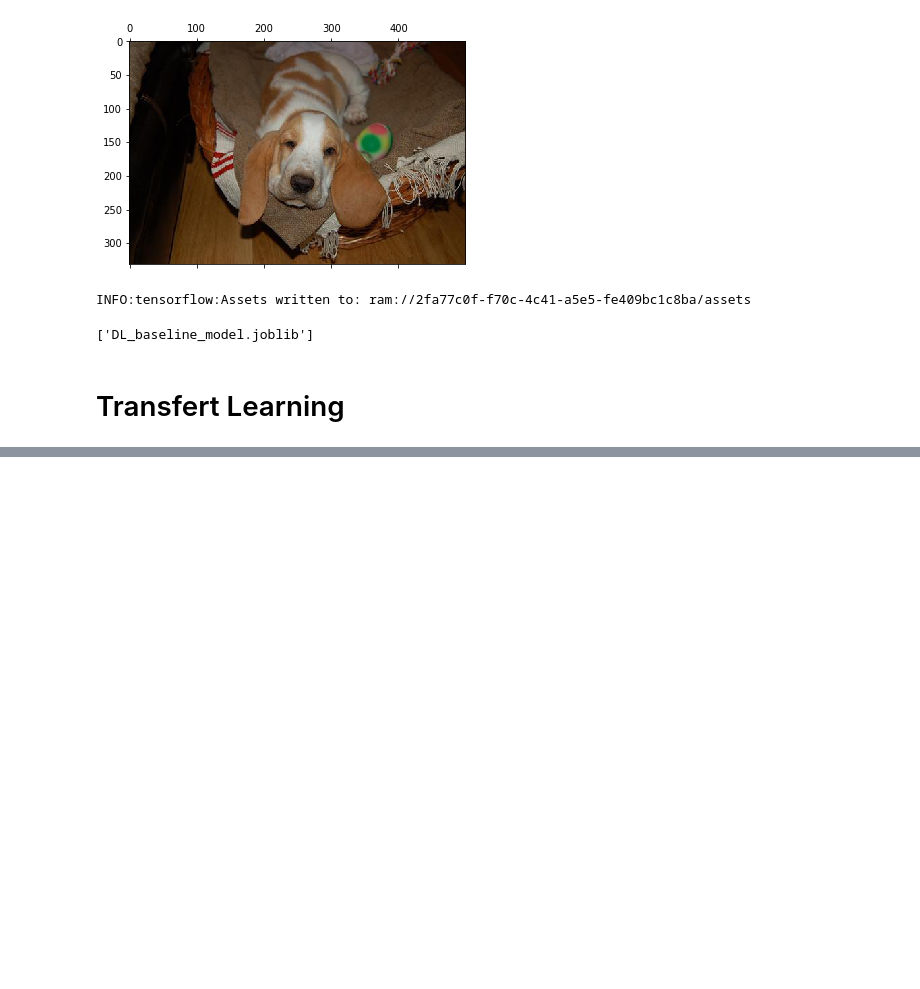
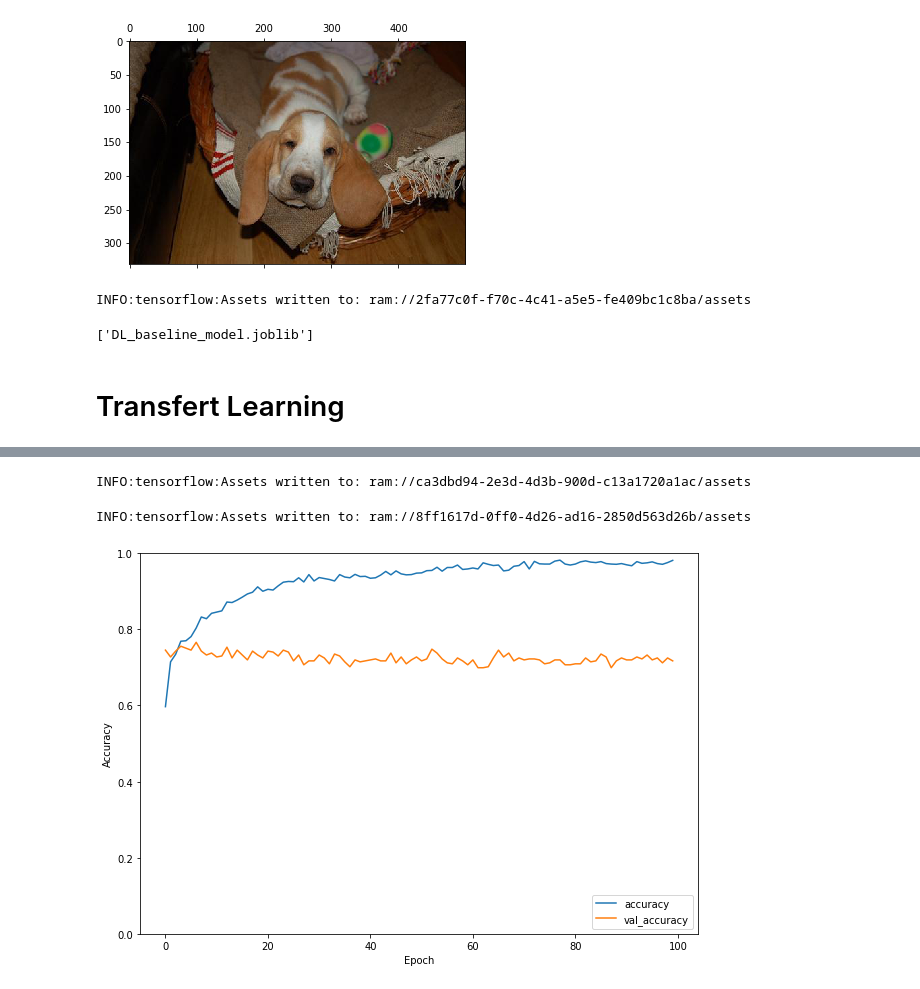
Before and after one commit to AurelienCD/Formation_OCR_Ing_Machine_Learning, a Jupyter notebook: P6_01_notebook.ipynb, the cells around one changed output, grey strips where cells are left out. Saved outputs shown, nothing was run; the diff lists cells and outputs as text; code cells hidden in the pictures; blank space fills up the shorter version.

```diff
--- a/P6_01_notebook.ipynb
+++ b/P6_01_notebook.ipynb
@@ -2101,0 +2008,27 @@ FileNotFoundError: ignored
+# %%
+features_VGG16 = load("features_VGG16.joblib")
+# %%
+Y_encoded = load("Y_encoded.joblib")
+# %%
+X_train, X_test, y_train, y_test = train_test_split(features_VGG16, Y_encoded, test_size=0.20, random_state = 7)
+# %%
+#convolutionnal neural network:
+
+cnn_transfert_learning_VGG16 = models.Sequential([
+
+    layers.Dense(256, activation='relu'),
+    layers.Dropout(0.4),
+    layers.BatchNormalization(),
+    layers.Dense(256, activation='relu'),
+    layers.Dropout(0.4),
+    layers.BatchNormalization(),
+    layers.Dense(10, activation='softmax') #nombre de label
+])
+
+cnn_transfert_learning_VGG16.compile(optimizer='Adam',
+              loss='sparse_categorical_crossentropy',
+              metrics=['accuracy'])
+
+history_cnn_transfert_learning_VGG16 = cnn_transfert_learning_VGG16.fit(X_train, y_train, epochs=100, validation_data=(X_test, y_test))
+
+cnn_transfert_learning_VGG16.summary()
@@ -2101,0 +2053,23 @@ FileNotFoundError: ignored
+# %%
+with open("cnn_transfert_learning_VGG16.joblib","wb") as f:
+    dump(cnn_transfert_learning_VGG16, f)
+# %% [output]
+INFO:tensorflow:Assets written to: ram://ca3dbd94-2e3d-4d3b-900d-c13a1720a1ac/assets
+# %%
+with open("history_cnn_transfert_learning_VGG16.joblib","wb") as f:
+    dump(history_cnn_transfert_learning_VGG16, f)
+# %% [output]
+INFO:tensorflow:Assets written to: ram://8ff1617d-0ff0-4d26-ad16-2850d563d26b/assets
+# %%
+#graphique de l'évaluation:
+plt.figure(figsize=(10,7))
+plt.plot(history_cnn_transfert_learning_VGG16.history['accuracy'], label='accuracy')
+plt.plot(history_cnn_transfert_learning_VGG16.history['val_accuracy'], label = 'val_accuracy')
+
+plt.xlabel('Epoch')
+plt.ylabel('Accuracy')
+plt.ylim([0.0, 1])
+plt.legend(loc='lower right')
+plt.savefig("accuracy_transfert_learning_VGG16", dpi=400, format='png')
+# %% [output]
+[figure, added]
```
Also changed, not shown: parts of 100 cells of this notebook.
